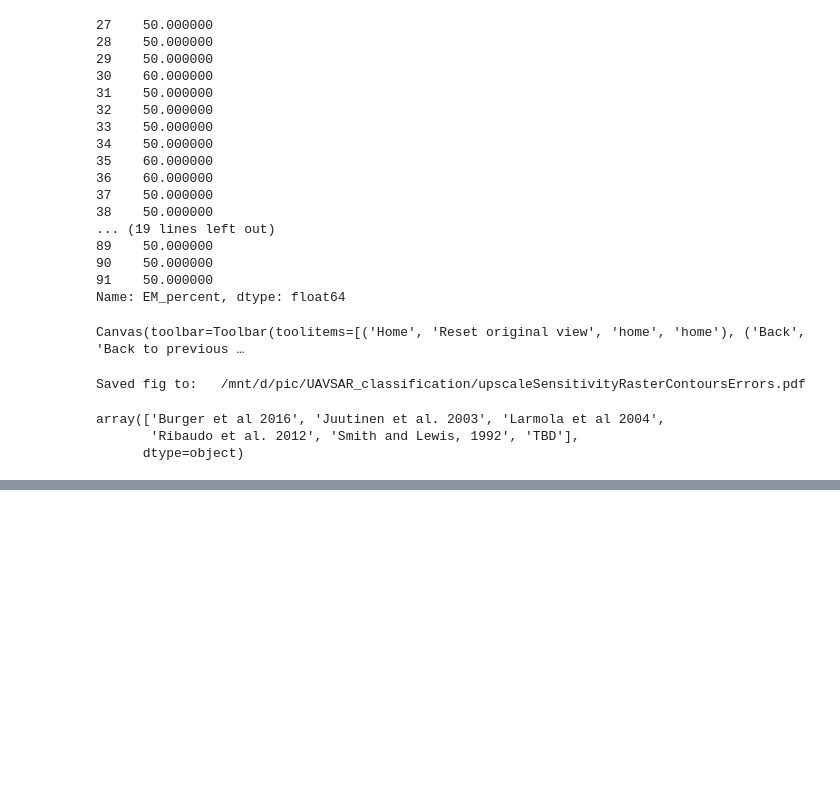
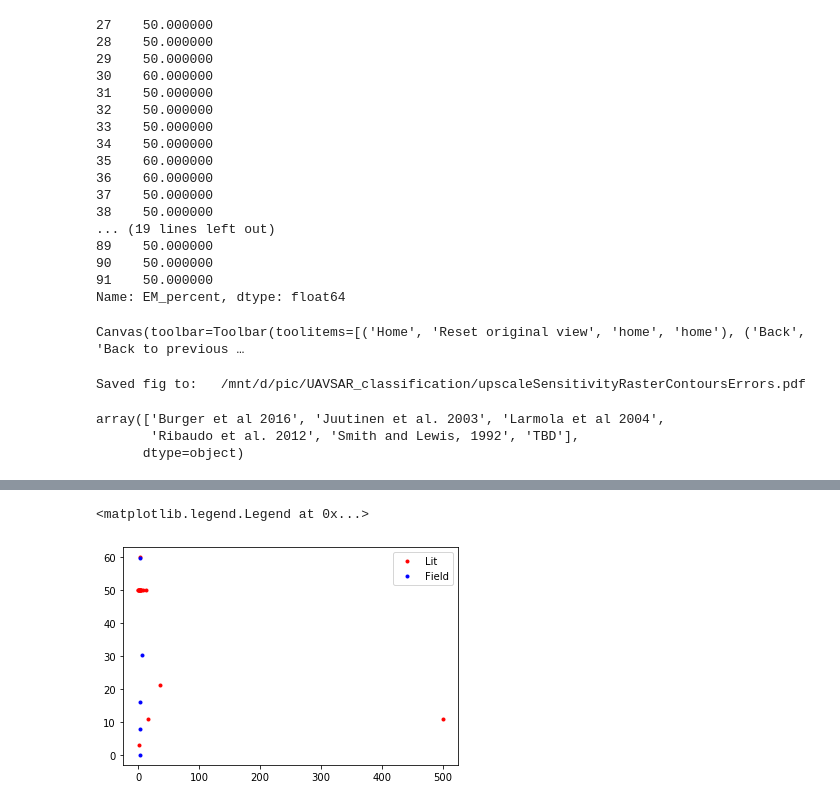
Before and after one commit to ekcomputer/random-wetlands, a Jupyter notebook: analysis/upscaleFromLandcover.ipynb, the cells around one changed output, grey strips where cells are left out. Drawn from its saved outputs; the diff is of its cells as text; code cells hidden in the pictures; blank space fills up the shorter version.

```diff
--- a/analysis/upscaleFromLandcover.ipynb
+++ b/analysis/upscaleFromLandcover.ipynb
@@ -580,0 +726,11 @@ CS.levels
+# %%
+## compute em/ow flux ratio ## hold off on uncertainties for now, bc they are orders of mag larger than values...
+
+dfr_j.loc[:,'CH4_flux_ratio']=dfr_j.loc[:, 'flux_to_plot_[mgCH4_m2_day]_em'] / dfr_j.loc[:,'flux_to_plot_[mgCH4_m2_day]_ow']
+# dfr_j['CH4_flux_ratio_ci_min'] = dfr_j.loc[:,'CH4_flux_ratio'] - (dfr_j.loc[:,'flux_to_plot_[mgCH4_m2_day]_em'] - dfr_j.loc[:,'confidence_int_min_[mgCH4_m2_day]_em']) / (dfr_j.loc[:,'flux_to_plot_[mgCH4_m2_day]_ow'] - dfr_j.loc[:,'confidence_int_min_[mgCH4_m2_day]_ow'])
+# dfr_j['CH4_flux_ratio_ci_max']
+dfr_j.head(4)
+# dfr_j
+# dfr_j.CH4_flux_ratio.median()
+dfr_j['CH4_flux_ratio']
+dfr_j.index
@@ -580,0 +745,17 @@ CS.levels
+# %%
+## assign: lit vals
+FLUXES_RATIO_LIT=dfr_j[dfr_j['Orig_paper']!='above2_team' ]['CH4_flux_ratio'].values # use for sens. plot
+FRACTION_RATIO_LIT=dfr_j[dfr_j['Orig_paper']!='above2_team' ]['EM_percent'].values # use for sens. plot
+# FLUXES_LIT_CI=np.array([dfr_j[dfr_j['Orig_paper']!='above2_team' ]['confidence_int_min_[mgCH4_m2_day]'], dfr_j[dfr_j['Orig_paper']!='above2_team' ]['confidence_int_max_[mgCH4_m2_day]']]) # use for sens. plot
+FRACTION_RATIO_LIT_CI=np.array([dfr_j[dfr_j['Orig_paper']!='above2_team' ]['EM_percent_conf_in_min'],dfr_j[dfr_j['Orig_paper']!='above2_team' ]['EM_percent_conf_in_max']]) # use for sens. plot
+
+## assign: field vals
+FLUXES_RATIO_FIELD=dfr_j[dfr_j['Orig_paper']=='above2_team' ]['CH4_flux_ratio'].values # use for sens. plot
+FRACTION_RATIO_FIELD=dfr_j[dfr_j['Orig_paper']=='above2_team' ]['EM_percent'].values # use for sens. plot
+# FLUXES_FIELD_CI=np.array([dfr_j[dfr_j['Orig_paper']=='above2_team' ]['confidence_int_min_[mgCH4_m2_day]'], dfr_j[dfr_j['Orig_paper']=='above2_team' ]['confidence_int_max_[mgCH4_m2_day]']]) # use for sens. plot
+FRACTION_RATIO_FIELD_CI=np.array([dfr_j[dfr_j['Orig_paper']=='above2_team' ]['EM_percent_conf_in_min'],dfr_j[dfr_j['Orig_paper']=='above2_team' ]['EM_percent_conf_in_max']]) # use for sens. plot
+
+## view
+dfr_j.columns
+# dfr_j
+# dfr_j.describe()
@@ -580,0 +932,19 @@ CS.levels
+# %%
+%matplotlib widget
+SENSITIVITY_RATIO['All']
+FLUX_RATIO_POSTINGS['RATIO']
+FLUXES_RATIO_LIT.shape
+FRACTION_RATIO_LIT.shape
+FRACTION_RATIO_LIT_CI.shape
+# FLUXES_LIT_CI
+plt.plot(FLUXES_RATIO_LIT, FRACTION_RATIO_LIT, 'r.') # , clip_box=(0,0,6000,100)
+plt.plot(FLUXES_RATIO_FIELD, FRACTION_RATIO_FIELD, 'b.') # , clip_box=(0,0,6000,100)
+# plt.show()
+plt.legend(('Lit','Field'))
+
+# plt.errorbar(FLUXES_RATIO_LIT, FRACTION_RATIO_LIT, FRACTION_RATIO_LIT_CI, None, 'ko', ecolor='gray', fillstyle='none', alpha=0.6) # , clip_box=(0,0,6000,100)
+# FLUXES_RATIO_LIT.dtype
+# FRACTION_RATIO_LIT.dtype
+# %% [output]
+<matplotlib.legend.Legend at 0x...>
+[figure, added]
```
Also changed, not shown: parts of 25 cells of this notebook.
